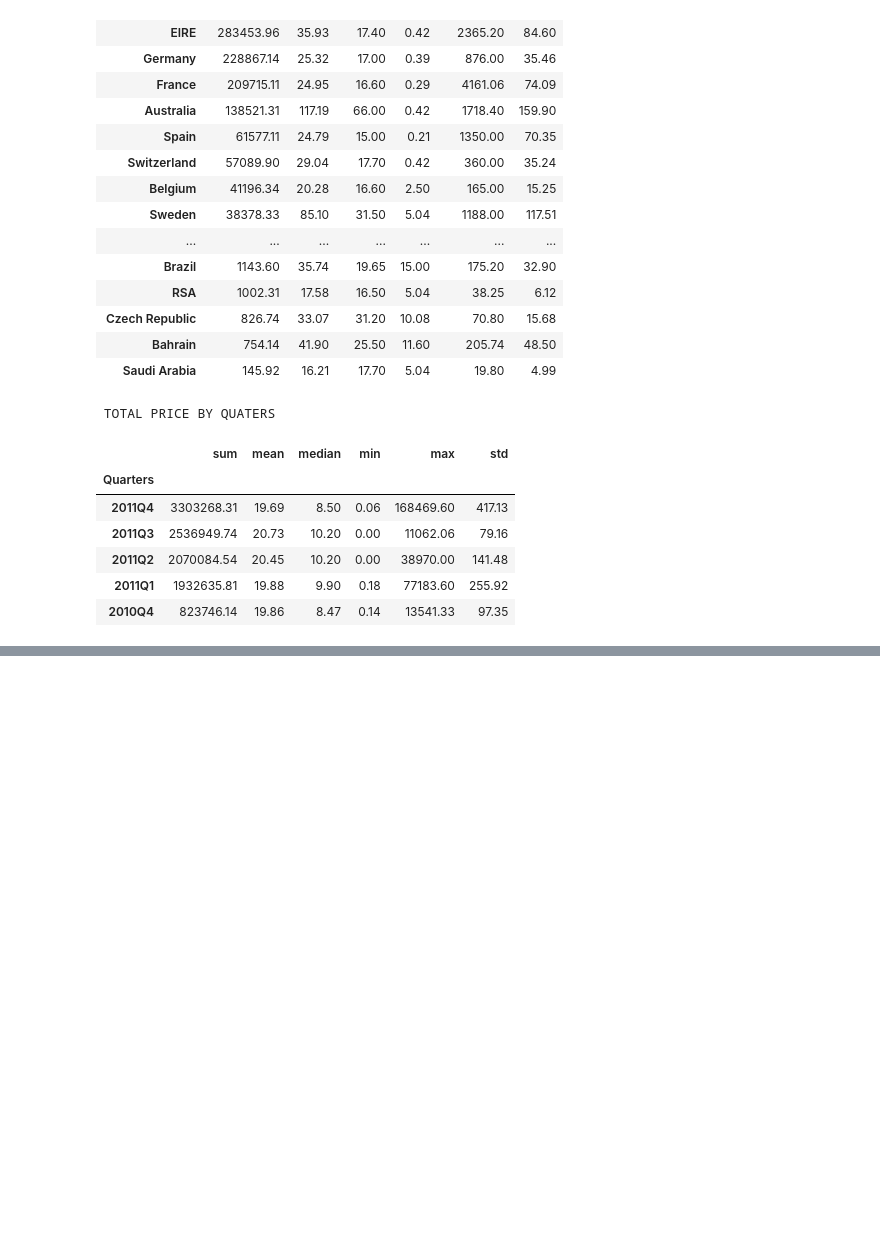
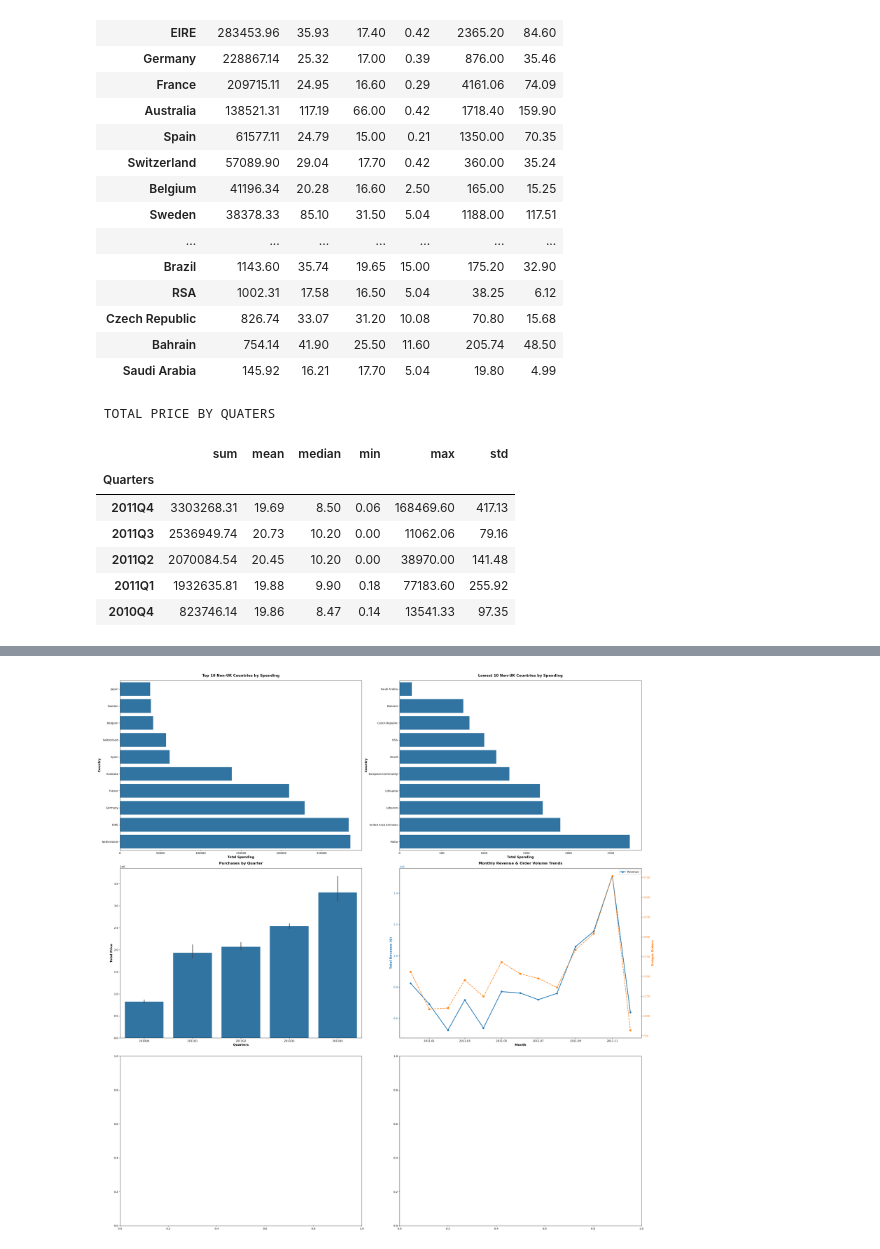
Before and after one commit to Qheerah/CustomerChurn, a Jupyter notebook: notebooks/Untitled.ipynb, the cells around one changed output, grey strips where cells are left out. Drawn from its saved outputs; the diff is of its cells as text; code cells hidden in the pictures; blank space fills up the shorter version.

Commit message:
Data Visualization
-Plotted top and lowest countries by total purchase price, purchase by quarters
-Generated a monthly revenue & order volumes trend

```diff
--- a/notebooks/Untitled.ipynb
+++ b/notebooks/Untitled.ipynb
@@ -72,6 +72,7 @@ df['InvoiceDate'] = pd.to_datetime(df['InvoiceDate'].dt.date)
 
 df_clean = df[(df['Quantity'] > 0) & (df['UnitPrice'] > 0)].copy()
 df_clean['total_price'] = df_clean['UnitPrice'] * df_clean['Quantity']
+df_clean['YearMonth'] = df_clean['InvoiceDate'].dt.to_period('M')
 
 df_clean["log_Quantity"] = np.log1p(df_clean["Quantity"])
 df_clean["log_total_price"] = np.log1p(df_clean["total_price"])
@@ -146,0 +148,77 @@ df_clean.head()
+# %%
+fig, axes = plt.subplots(3,2, figsize=(30,30))
+ax1,ax2,ax3,ax4,ax5,ax6 = axes.flatten()
+def plot_country_spending(df, ax, n=10, ascending=False, log_scale=False):
+    spend_df = (
+        df[(df["Country"] != "United Kingdom")]
+        .groupby("Country")["total_price"]
+        .sum()
+        .sort_values(ascending=ascending)
+        .head(n)
+        .reset_index()
+    )
+
+    spend_df = spend_df.sort_values(by="total_price", ascending=True)
+
+    spend_df["Country"] = spend_df["Country"].astype(str)
+
+    sns.barplot(data=spend_df, x="total_price", y="Country",ax=ax)
+
+    label_type = "Lowest" if ascending else "Top"
+    ax.set_title(f"{label_type} {n} Non-UK Countries by Spending", fontsize=14, fontweight='bold', pad=15)
+    ax.set_xlabel("Total Spending",fontsize=12, fontweight='bold')
+    ax.set_ylabel("Country",fontsize=12, fontweight='bold')
+    #ax.tick_params(axis="x", rotation=90)
+
+    if log_scale:
+        ax.set_xscale("log")
+
+    return ax
+plot_country_spending(df_clean,ax1)
+plot_country_spending(df_clean,ax2, ascending=True)
+
+
+sns.barplot(
+    data=df_clean,
+    x='Quarters',
+    y='total_price',
+    estimator= np.sum,
+    ax=ax3
+)
+ax3.set_title("Purchases by Quarter", fontsize=14, fontweight='bold', pad=15)
+ax3.set_xlabel("Quarters",fontsize=12, fontweight='bold')
+ax3.set_ylabel("Total Price",fontsize=12, fontweight='bold')
+
+
+
+color1='#1f77b4'
+color2='#ff7f0e'
+
+monthly_data = df_clean.groupby('YearMonth').agg(
+    TotalRevenue=('total_price', 'sum'),
+    OrderCount=('InvoiceNo', 'nunique')
+).reset_index()
+
+monthly_data['YearMonth'] = monthly_data['YearMonth'].dt.to_timestamp()
+ax4.set_xlabel('Month', fontsize=12, fontweight='bold')
+ax4.set_ylabel('Total Revenue ($)', color=color1, fontsize=12, fontweight='bold')
+ax4.plot(monthly_data['YearMonth'], monthly_data['TotalRevenue'],
+         color=color1, marker='o', linewidth=2.5, label='Revenue')
+ax4.tick_params(axis='y', labelcolor=color1)
+
+
+# Dual Axis for Order Count (Line 2)
+ax4_twin = ax4.twinx()
+ax4_twin.set_ylabel('Unique Orders', color=color2, fontsize=12, fontweight='bold')
+ax4_twin.plot(monthly_data['YearMonth'], monthly_data['OrderCount'],
+              color=color2, marker='s', linestyle='--', linewidth=2, label='Orders')
+ax4_twin.tick_params(axis='y', labelcolor=color2)
+
+ax4.set_title('Monthly Revenue & Order Volume Trends', fontsize=14, fontweight='bold', pad=15)
+ax4.legend()
+
+
+plt.tight_layout()
+plt.show()
+# %% [output]
+[figure, added]
```
Also changed, not shown: parts of 5 cells of this notebook.
